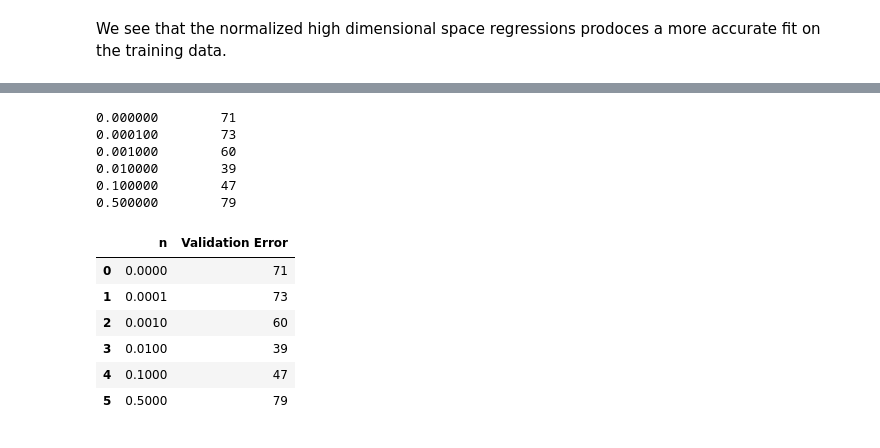
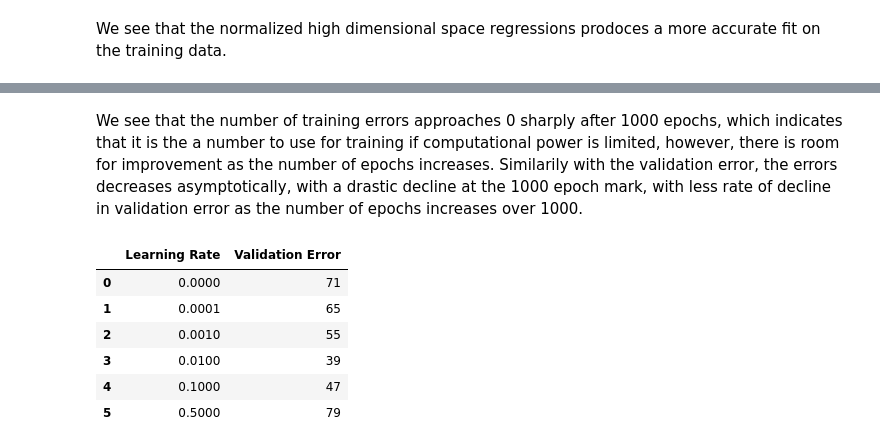
Before and after one commit to abadila/ece521_assignment, a Jupyter notebook: Assignment_1.ipynb, the cells around one changed output, grey strips where cells are left out. Drawn from its saved outputs; the diff is of its cells as text; code cells hidden in the pictures.

```diff
--- a/Assignment_1.ipynb
+++ b/Assignment_1.ipynb
@@ -322,7 +349,33 @@ plt.show
+# %% [markdown]
+We see that the number of training errors approaches 0 sharply after 1000 epochs, which indicates that it is the a number to use for training if computational power is limited, however, there is room for improvement as the number of epochs increases. Similarily with the validation error, the errors decreases asymptotically, with a drastic decline at the 1000 epoch mark, with less rate of decline in validation error as the number of epochs increases over 1000.
+# %%
+import matplotlib.pyplot as plt
+from reg_gradient_descent import reg_gradient_descent
+
+def reg_gradient_descent(x, y, eta, lamda, NUM_IT):
+    xd = np.shape(x)
+    yd = np.shape(y)
+    N = xd[1]
+    T = yd[0]
+    w = np.random.rand(N + 1)
+    y_hat = np.zeros(T, dtype=float)
+    for l in range(0, NUM_IT):
+        for k in range(0, T):
+            y_hat[k] = w[0]
+            for i in range(1, N + 1):
+                y_hat[k] = y_hat[k] + w[i] * x[k, i-1]
+        delta = np.zeros(N+1, dtype=float)
+        for k in range(0, T):
+            delta[0] = delta[0] + (y[k,0] - y_hat[k])/T
+        delta[0] = delta[0] - lamda * w[0]
+        for i in range(1, N+1):
+            for k in range(0, T):
+                delta[i] = delta[i] +  (y[k,0] - y_hat[k])*x[k, i-1]/T
+            delta[i] = delta[i] - lamda * w[i]
+        for i in range(0, N + 1):
+            w[i] = w[i] + eta * delta[i]
+    return w
 # %%
-import matplotlib.pyplot as plt
-from reg_gradient_descent import reg_gradient_descent
-
 with np.load ("TINY_MNIST.npz") as data :
     x, t = data ["x"], data["t"]
     x_eval , t_eval = data ["x_eval"], data ["t_eval"]
@@ -349,24 +402,15 @@ for i in range(0, L):
             t_predicted = 1
         if t_predicted != t_eval[j]:
             error[i, 1] = error[i, 1] + 1
-# for i in range(0, L):
-    # print("%f\t%d" % (error[i, 0], error[i, 1]))
-# %% [output]
-0.000000        71
-0.000100        73
-0.001000        60
-0.010000        39
-0.100000        47
-0.500000        79
 # %%
 df_err = pandas.DataFrame(error)
-df_err.columns = ['n', 'Validation Error']
+df_err.columns = ['Learning Rate', 'Validation Error']
 df_err
 # %% [output]
-|  | n | Validation Error |
+|  | Learning Rate | Validation Error |
 | 0 | 0.0000 | 71 |
-| 1 | 0.0001 | 73 |
-| 2 | 0.0010 | 60 |
+| 1 | 0.0001 | 65 |
+| 2 | 0.0010 | 55 |
 | 3 | 0.0100 | 39 |
 | 4 | 0.1000 | 47 |
 | 5 | 0.5000 | 79 |
```
Also changed, not shown: parts of 19 cells of this notebook.
